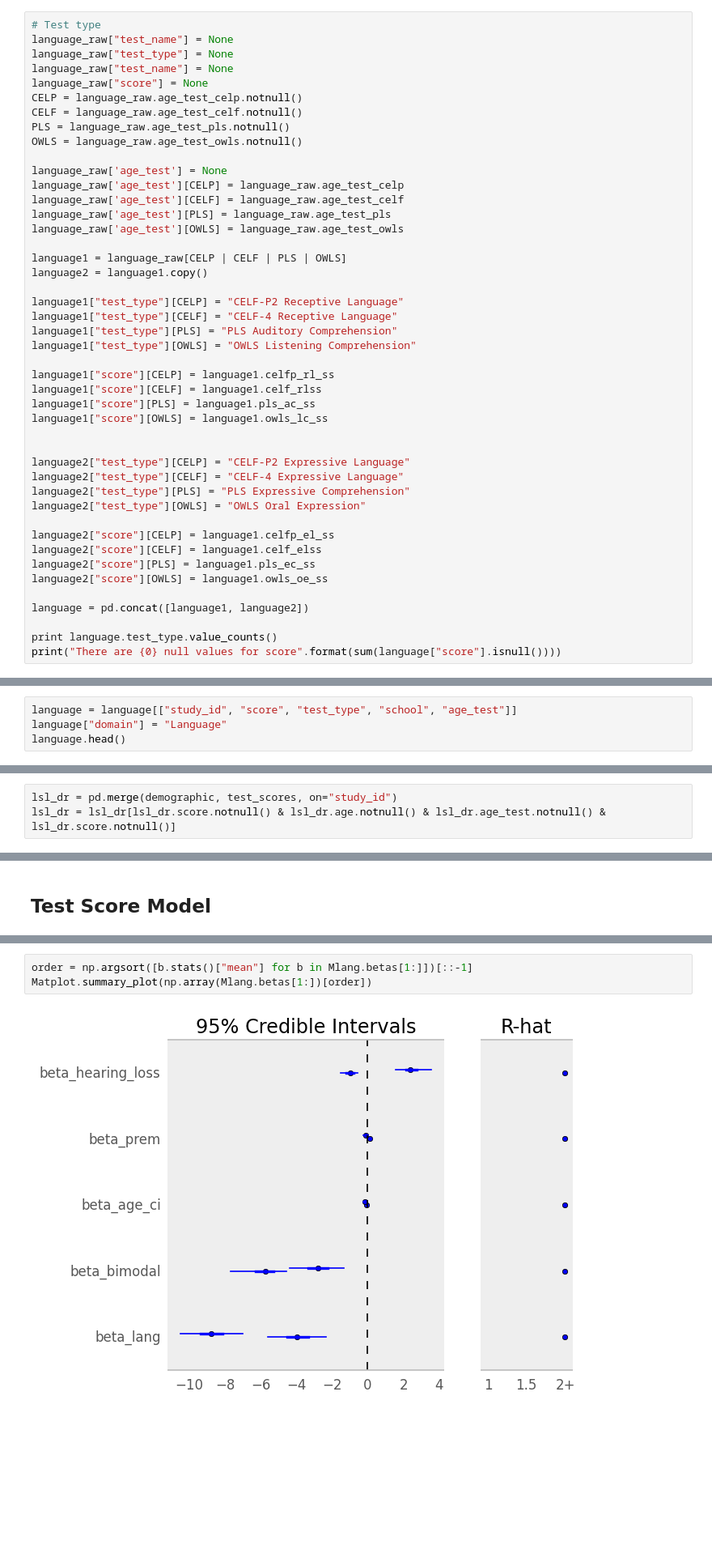
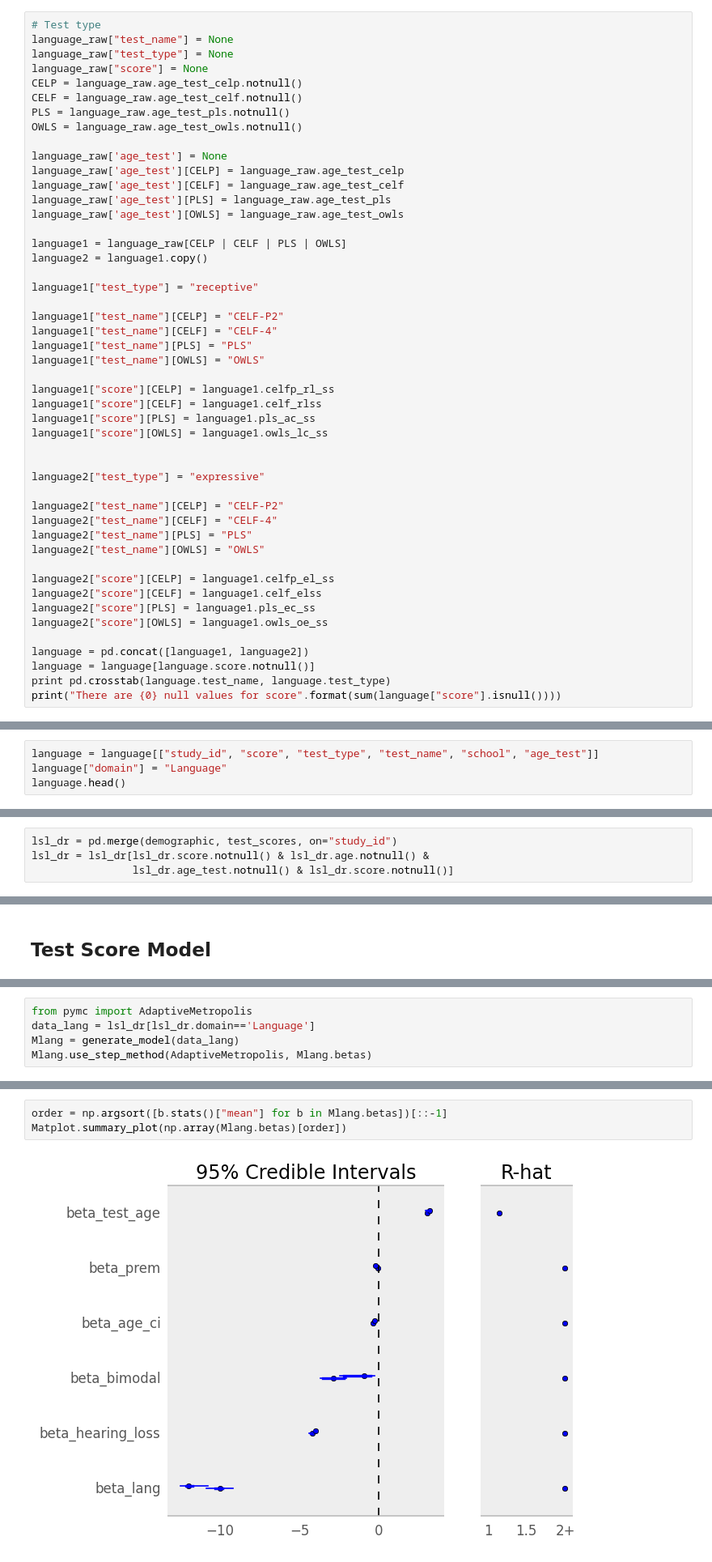
Before and after one commit to fonnesbeck/bimodal-bilateral, a Jupyter notebook: Bimodal-bilateral Analysis.ipynb, the cells around one changed output, grey strips where cells are left out. Shown at 81% size. Saved outputs shown, nothing was run; the diff lists cells and outputs as text; blank space fills up the shorter version.

Commit message:
Updated state of model as of 9/3/13

```diff
--- a/Bimodal-bilateral Analysis.ipynb
+++ b/Bimodal-bilateral Analysis.ipynb
@@ -142,7 +155,6 @@ dtype: int64
 # Test type
 language_raw["test_name"] = None
 language_raw["test_type"] = None
-language_raw["test_name"] = None
 language_raw["score"] = None
 CELP = language_raw.age_test_celp.notnull()
 CELF = language_raw.age_test_celf.notnull()
@@ -158,10 +170,12 @@ language_raw['age_test'][OWLS] = language_raw.age_test_owls
 language1 = language_raw[CELP | CELF | PLS | OWLS]
 language2 = language1.copy()
 
-language1["test_type"][CELP] = "CELF-P2 Receptive Language"
-language1["test_type"][CELF] = "CELF-4 Receptive Language"
-language1["test_type"][PLS] = "PLS Auditory Comprehension"
-language1["test_type"][OWLS] = "OWLS Listening Comprehension"
+language1["test_type"] = "receptive"
+
+language1["test_name"][CELP] = "CELF-P2"
+language1["test_name"][CELF] = "CELF-4"
+language1["test_name"][PLS] = "PLS"
+language1["test_name"][OWLS] = "OWLS"
 
 language1["score"][CELP] = language1.celfp_rl_ss
 language1["score"][CELF] = language1.celf_rlss
@@ -169,10 +183,12 @@ language1["score"][PLS] = language1.pls_ac_ss
 language1["score"][OWLS] = language1.owls_lc_ss
 
 
-language2["test_type"][CELP] = "CELF-P2 Expressive Language"
-language2["test_type"][CELF] = "CELF-4 Expressive Language"
-language2["test_type"][PLS] = "PLS Expressive Comprehension"
-language2["test_type"][OWLS] = "OWLS Oral Expression"
+language2["test_type"] = "expressive"
+
+language2["test_name"][CELP] = "CELF-P2"
+language2["test_name"][CELF] = "CELF-4"
+language2["test_name"][PLS] = "PLS"
+language2["test_name"][OWLS] = "OWLS"
 
 language2["score"][CELP] = language1.celfp_el_ss
 language2["score"][CELF] = language1.celf_elss
@@ -180,7 +196,7 @@ language2["score"][PLS] = language1.pls_ec_ss
 language2["score"][OWLS] = language1.owls_oe_ss
 
 language = pd.concat([language1, language2])
-
-print language.test_type.value_counts()
+language = language[language.score.notnull()]
+print pd.crosstab(language.test_name, language.test_type)
 print("There are {0} null values for score".format(sum(language["score"].isnull())))
 # %% [output]
@@ -199,7 +212,7 @@ A `school` variable was added, which is the first four columns of the `study_id`
 # %%
 language["school"] = language.study_id.str.slice(0,4)
 # %%
-language = language[["study_id", "score", "test_type", "school", "age_test"]]
+language = language[["study_id", "score", "test_type", "test_name", "school", "age_test"]]
 language["domain"] = "Language"
 language.head()
 # %% [output]
@@ -627,6 +654,7 @@ dtypes: object(6)
 # %%
 lsl_dr = pd.merge(demographic, test_scores, on="study_id")
-lsl_dr = lsl_dr[lsl_dr.score.notnull() & lsl_dr.age.notnull() & lsl_dr.age_test.notnull() & lsl_dr.score.notnull()]
+lsl_dr = lsl_dr[lsl_dr.score.notnull() & lsl_dr.age.notnull() &
+                lsl_dr.age_test.notnull() & lsl_dr.score.notnull()]
 # %%
 lsl_dr.score = lsl_dr.score.astype(float)
 # %%
@@ -898 +930,6 @@ Mlang = generate_model(lsl_dr[lsl_dr.domain=='Language'])
+# %%
+from pymc import AdaptiveMetropolis
+data_lang = lsl_dr[lsl_dr.domain=='Language']
+Mlang = generate_model(data_lang)
+Mlang.use_step_method(AdaptiveMetropolis, Mlang.betas)
 # %%
@@ -906,5 +943,5 @@ Mlang.sample(100000, 90000)
 # %%
-order = np.argsort([b.stats()["mean"] for b in Mlang.betas[1:]])[::-1]
-Matplot.summary_plot(np.array(Mlang.betas[1:])[order])
+order = np.argsort([b.stats()["mean"] for b in Mlang.betas])[::-1]
+Matplot.summary_plot(np.array(Mlang.betas)[order])
 # %% [output]
-[figure, old version]
+[figure, new version]
```
Also changed, not shown: parts of 48 cells of this notebook.
